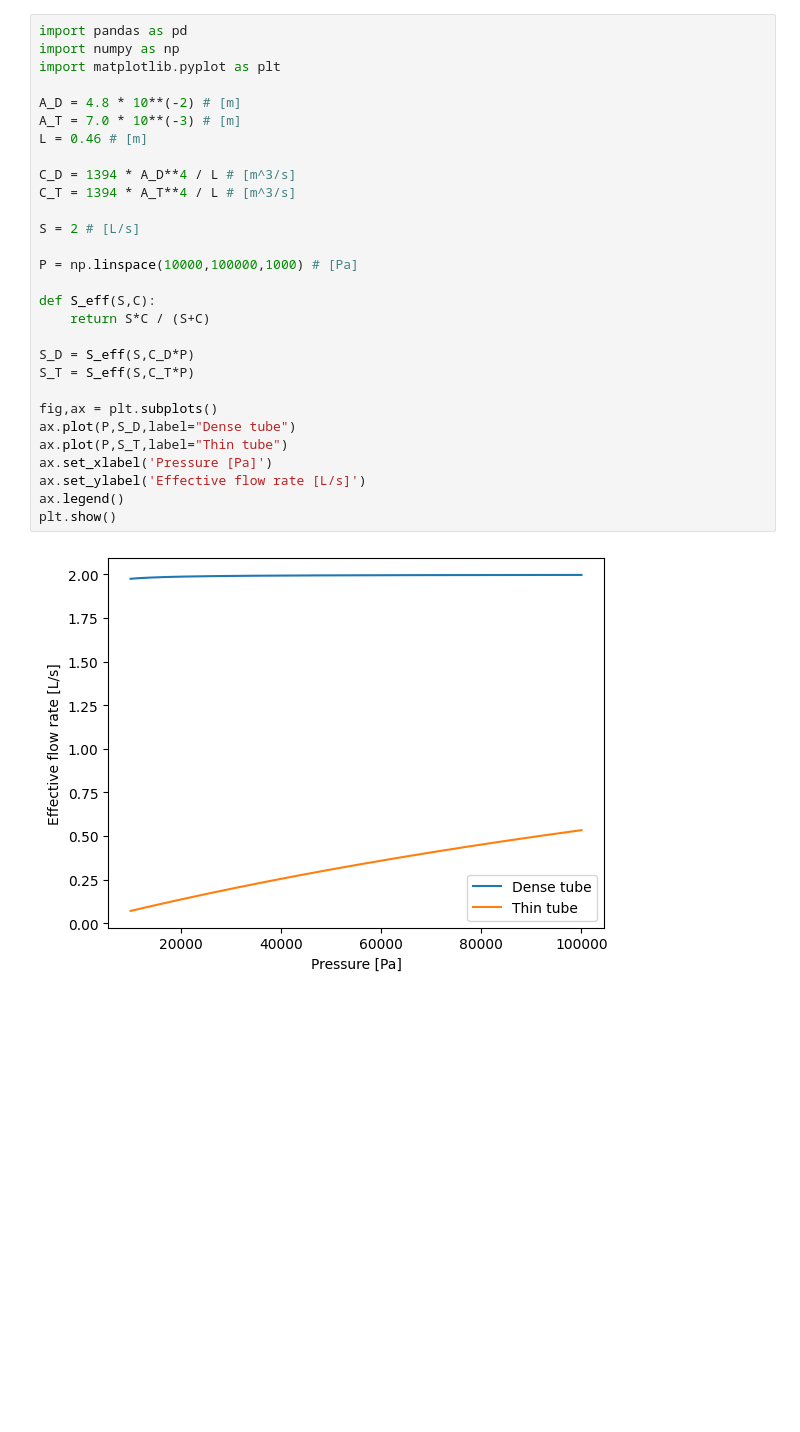
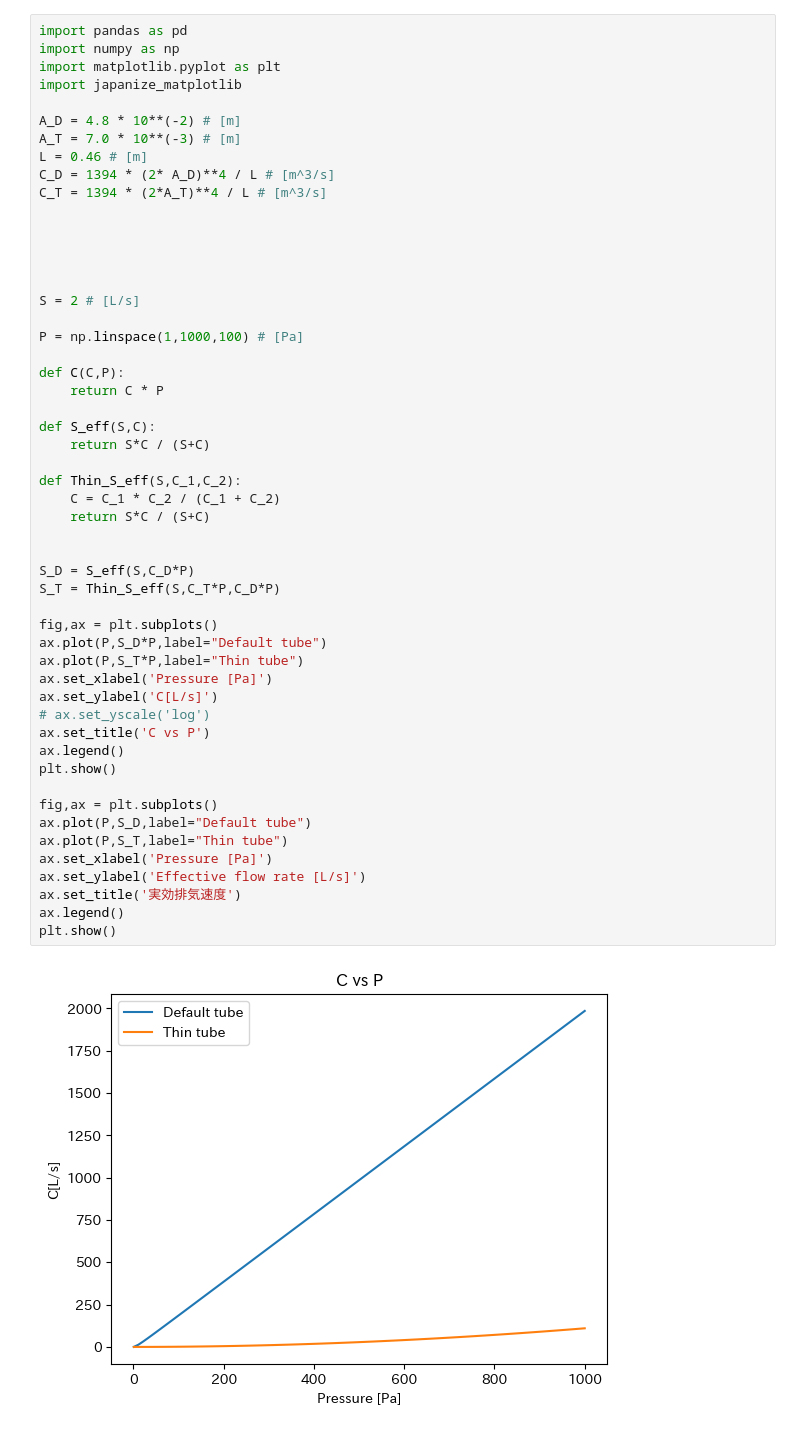
Before and after one commit to vyuma/physic_ex_repo, a Jupyter notebook: C.ipynb, the cells around one changed output. Drawn from its saved outputs; the diff is of its cells as text; blank space fills up the shorter version.

```diff
--- a/C.ipynb
+++ b/C.ipynb
@@ -1,31 +1,54 @@
 # %%
 import pandas as pd
 import numpy as np
 import matplotlib.pyplot as plt
+import japanize_matplotlib
 
 A_D = 4.8 * 10**(-2) # [m]
 A_T = 7.0 * 10**(-3) # [m]
 L = 0.46 # [m]
+C_D = 1394 * (2* A_D)**4 / L # [m^3/s]
+C_T = 1394 * (2*A_T)**4 / L # [m^3/s]
 
-C_D = 1394 * A_D**4 / L # [m^3/s]
-C_T = 1394 * A_T**4 / L # [m^3/s]
+
+
+
 
 S = 2 # [L/s]
 
-P = np.linspace(10000,100000,1000) # [Pa]
+P = np.linspace(1,1000,100) # [Pa]
+
+def C(C,P):
+    return C * P
 
 def S_eff(S,C):
     return S*C / (S+C)
 
+def Thin_S_eff(S,C_1,C_2):
+    C = C_1 * C_2 / (C_1 + C_2)
+    return S*C / (S+C)
+
+
 S_D = S_eff(S,C_D*P)
-S_T = S_eff(S,C_T*P)
+S_T = Thin_S_eff(S,C_T*P,C_D*P)
 
 fig,ax = plt.subplots()
-ax.plot(P,S_D,label="Dense tube")
+ax.plot(P,S_D*P,label="Default tube")
+ax.plot(P,S_T*P,label="Thin tube")
+ax.set_xlabel('Pressure [Pa]')
+ax.set_ylabel('C[L/s]')
+# ax.set_yscale('log')
+ax.set_title('C vs P')
+ax.legend()
+plt.show()
+
+fig,ax = plt.subplots()
+ax.plot(P,S_D,label="Default tube")
 ax.plot(P,S_T,label="Thin tube")
 ax.set_xlabel('Pressure [Pa]')
 ax.set_ylabel('Effective flow rate [L/s]')
+ax.set_title('実効排気速度')
 ax.legend()
 plt.show()
 # %% [output]
-[figure, old version]
+[figure, new version]
```
Also changed, not shown: parts of 2 cells of this notebook, 4 other files.
